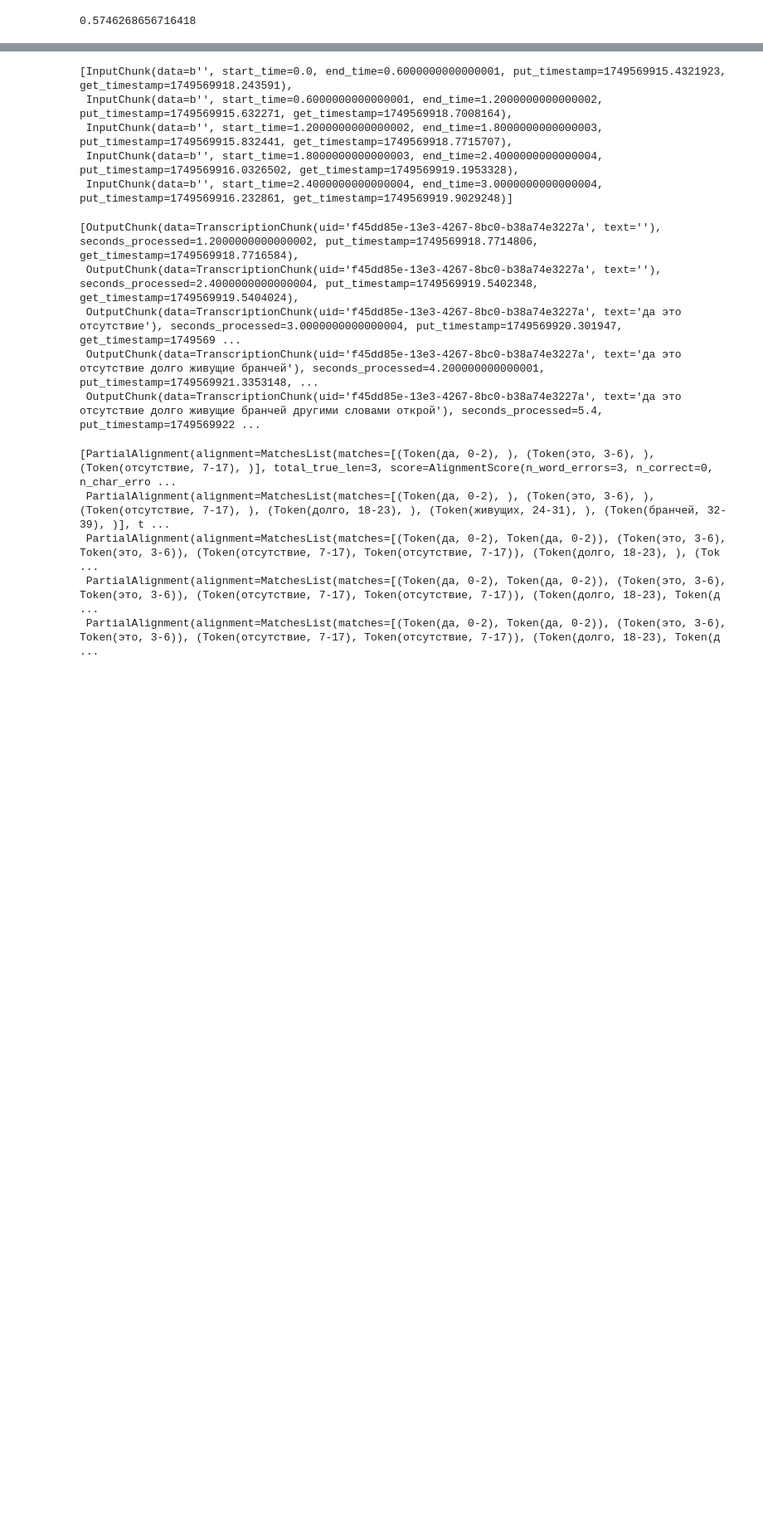
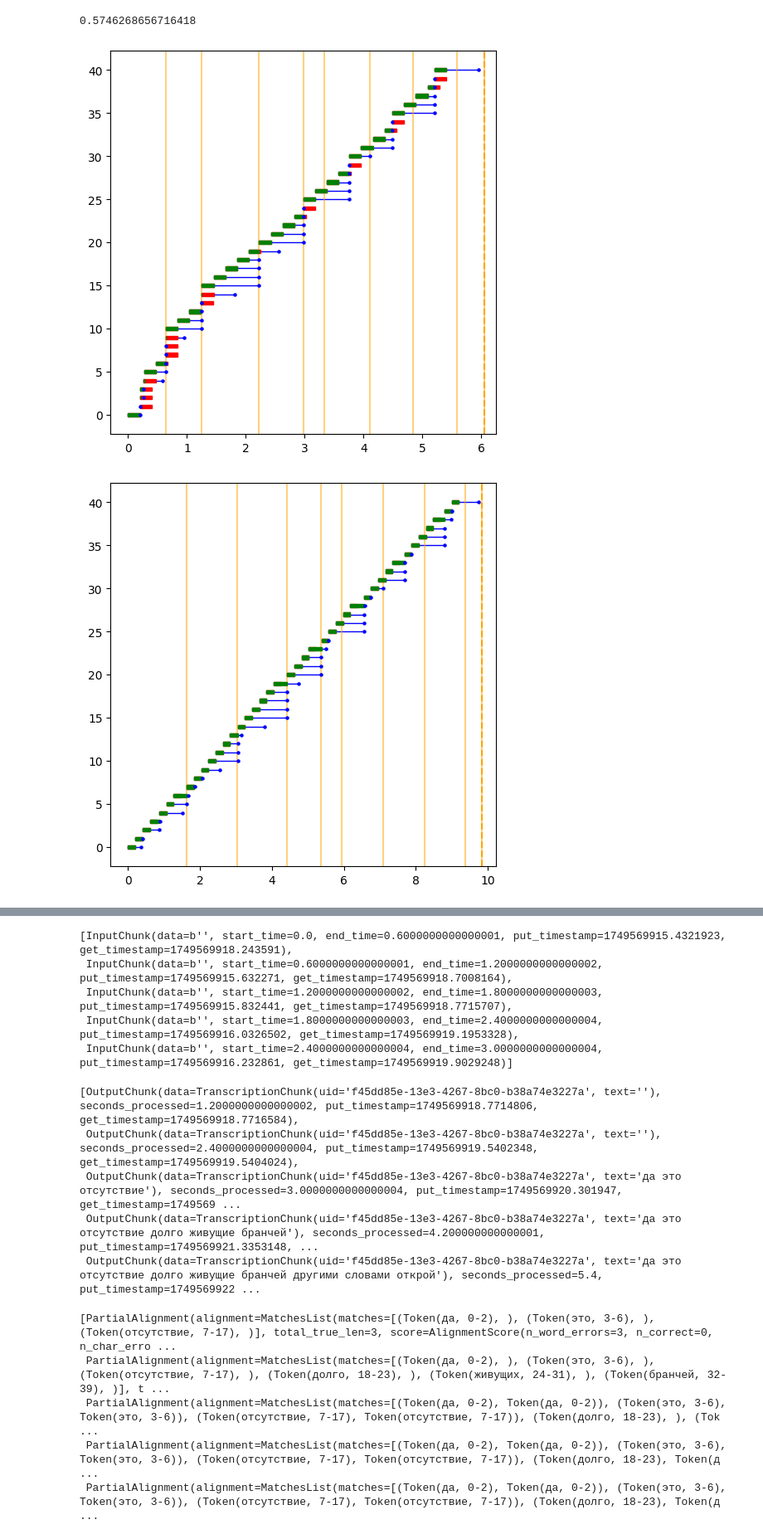
Before and after one commit to SibNN/asr_eval, a Jupyter notebook: notebooks/Podlodka.ipynb, the cells around one changed output, grey strips where cells are left out. Shown: that part at 83% size. Saved outputs shown, nothing was run; the diff lists cells and outputs as text; code cells hidden in the pictures; blank space fills up the shorter version.

Commit message:
densify mode is done

```diff
--- a/notebooks/Podlodka.ipynb
+++ b/notebooks/Podlodka.ipynb
@@ -33,7 +33,9 @@ def get_streaming_sender(id: str, audio: dict[str, Any]) -> dict[str, Any]:
         audio=np.int16(audio['array'] * 32768).tobytes(),
         array_len_per_sec=16_000 * 2,  # x2 because of the conversion float -> bytes
         real_time_interval_sec=1 / 5,
-        speed_multiplier=3,
+        speed_multiplier=1,
+        densify=True,
+        verbose=True,
     )
 
 df['id'] = df.audio.apply(lambda audio: audio['path'])
@@ -76,3 +87,30 @@ df['preds'] = [TranscriptionChunk.join(x) for x in results.values()]
 jiwer.wer(reference=df['transcription'].tolist(), hypothesis=df['preds'].tolist())
 # %% [output]
 0.5746268656716418
+# %%
+import copy
+
+sample = df.iloc[0] # type: ignore
+sender = cast(StreamingAudioSender, sample.sender) # type: ignore
+input_chunks = sender.history
+timings_history = sender.timings_history
+output_chunks = results[sample['id']]
+
+visualize_history(input_chunks, timings_history, output_chunks)
+
+input_chunks = copy.deepcopy(input_chunks)
+timings_history = copy.deepcopy(timings_history)
+output_chunks = copy.deepcopy(output_chunks)
+
+for chunk in input_chunks + output_chunks:
+    chunk.get_timestamp = sender.undensify(cast(float, chunk.get_timestamp))
+    chunk.put_timestamp = sender.undensify(cast(float, chunk.put_timestamp))
+
+for delay_info in timings_history:
+    delay_info.wait_start_time = sender.undensify(delay_info.wait_start_time)
+    delay_info.wait_end_time = sender.undensify(delay_info.wait_end_time)
+
+visualize_history(input_chunks, timings_history, output_chunks)
+# %% [output]
+[figure, added]
+[figure, added]
```
Also changed, not shown: parts of 4 cells of this notebook, 4 other files.
